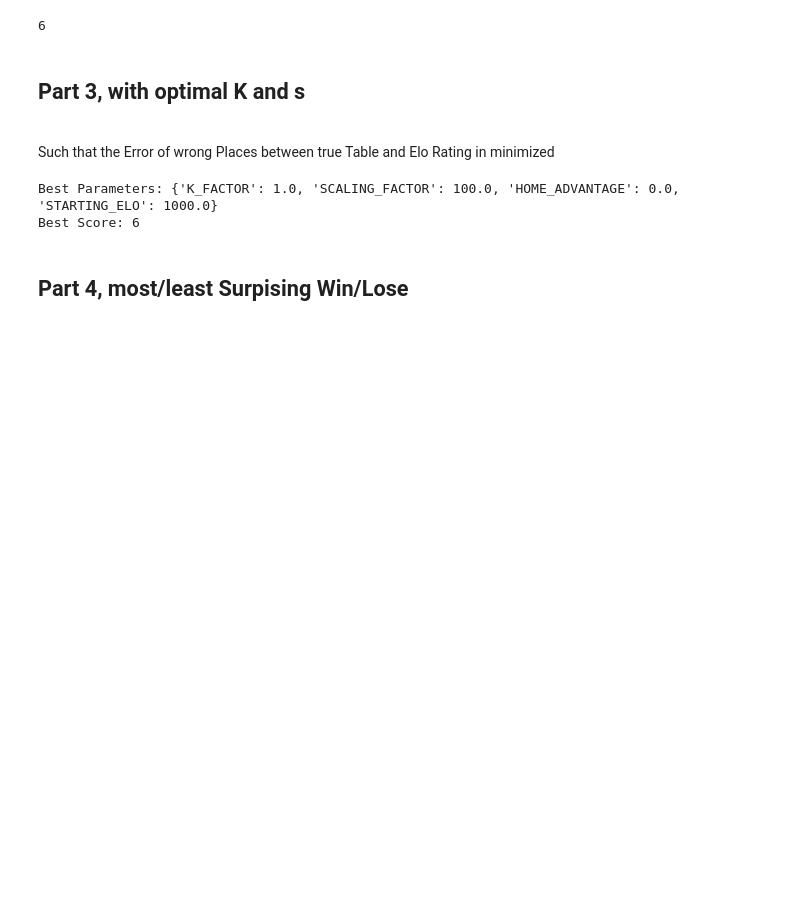
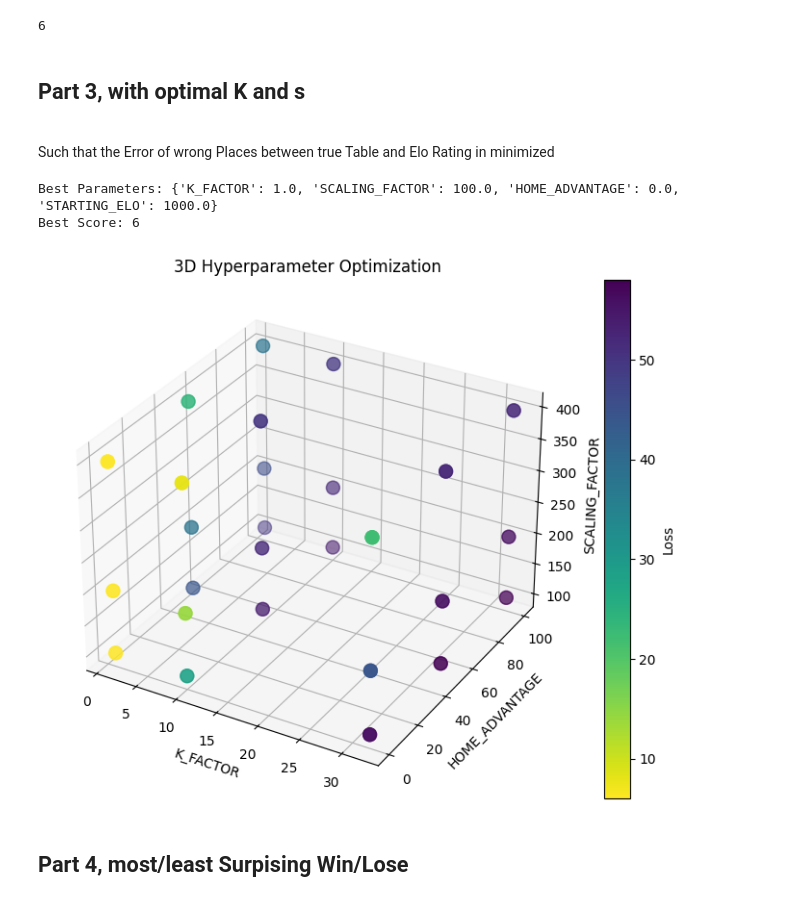
Before and after one commit to MaxPrinz98/FootballDSAI, a Jupyter notebook: Create_Elo_Clean.ipynb, the cells around one changed output. Saved outputs shown, nothing was run; the diff lists cells and outputs as text; code cells hidden in the pictures; blank space fills up the shorter version.

Commit message:
Added visualization

```diff
--- a/Create_Elo_Clean.ipynb
+++ b/Create_Elo_Clean.ipynb
@@ -82,6 +84,29 @@ print("Best Score:", best_score)
 # %% [output]
 Best Parameters: {'K_FACTOR': 1.0, 'SCALING_FACTOR': 100.0, 'HOME_ADVANTAGE': 0.0, 'STARTING_ELO': 1000.0}
 Best Score: 6
+# %%
+
+fig = plt.figure(figsize=(10, 7))
+ax = fig.add_subplot(111, projection='3d')
+
+# Scatter points
+scatter = ax.scatter(
+    all_results["K_FACTOR"],
+    all_results["HOME_ADVANTAGE"],
+    all_results["SCALING_FACTOR"],
+    c=all_results["loss"],
+    cmap="viridis_r",
+    s=100,
+)
+
+ax.set_xlabel("K_FACTOR")
+ax.set_ylabel("HOME_ADVANTAGE")
+ax.set_zlabel("SCALING_FACTOR")
+plt.colorbar(scatter, label="Loss")
+plt.title("3D Hyperparameter Optimization")
+plt.show()
+# %% [output]
+[figure, added]
 # %% [markdown]
 ## Part 4, most/least Surpising Win/Lose
 # %%
```
Also changed, not shown: parts of 1 cell of this notebook.
